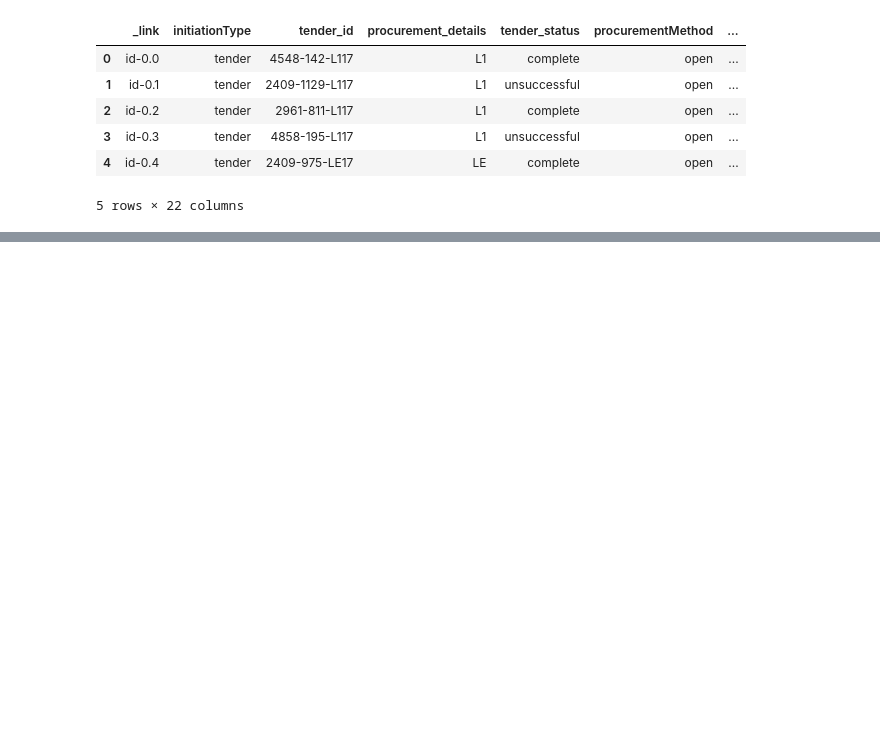
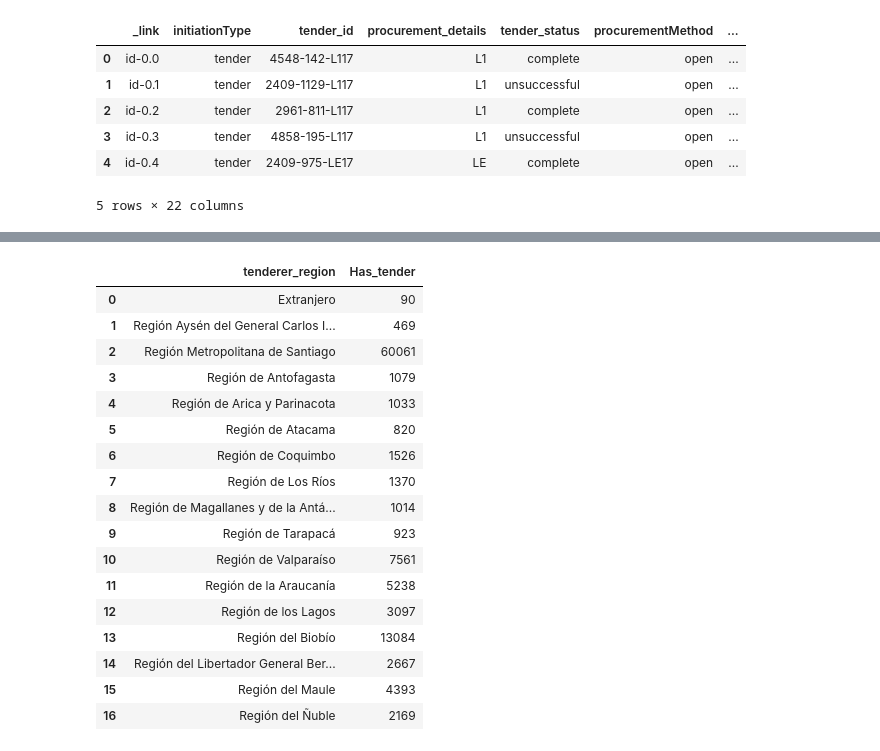
Before and after one commit to Camila-Rojas-05/Proyecto-IMT-2200-1-Grupo-14, a Jupyter notebook: Datos y trabajo con muestras/Revision_limpieza_2018.ipynb, the cells around one changed output, grey strips where cells are left out. Cells and saved outputs as stored; diff of their text form; code cells hidden in the pictures; blank space fills up the shorter version.

```diff
--- a/Datos y trabajo con muestras/Revision_limpieza_2018.ipynb
+++ b/Datos y trabajo con muestras/Revision_limpieza_2018.ipynb
@@ -1141,0 +1273,2 @@ df_main_buyer_info.head()
+# %%
+df_main_tenderers = df_main_buyer_info.merge(df_tenderers, left_on="_link", right_on = "_link_main", how="left")
@@ -1141,0 +1300,8 @@ df_main_buyer_info.head()
+# %%
+df_main_tenderers["Has_tender"] = df_main_tenderers.index.map(lambda x: 1 if df_main_tenderers.loc[x]["rol 1"] == "tenderer" else 0)
+df_main_tenderers["is_supplier"] = df_main_tenderers.index.map(lambda x: 1 if df_main_tenderers.loc[x]["rol 2"] == "supplier" else 0)
+# %%
+df_main_tenderers.drop(columns=["_link_main", "_link_y","name_x"],inplace=True)
+# %%
+df_main_tenderers.rename(columns={"_link_x":"_link", "name_y":"tender_name", "address_region":"tenderer_region", "address_countryName":"tenderer_country","legalName":"tenderer_legalName"},inplace=True)
+df_main_tenderers.head()
@@ -1141,0 +1316,21 @@ df_main_buyer_info.head()
+# %%
+df_main_tenderers.groupby(by='tenderer_region').agg({'Has_tender':'sum'}).reset_index()
+# %% [output]
+|  | tenderer_region | Has_tender |
+| 0 | Extranjero | 90 |
+| 1 | Región Aysén del General Carlos I... | 469 |
+| 2 | Región Metropolitana de Santiago | 60061 |
+| 3 | Región de Antofagasta | 1079 |
+| 4 | Región de Arica y Parinacota | 1033 |
+| 5 | Región de Atacama | 820 |
+| 6 | Región de Coquimbo | 1526 |
+| 7 | Región de Los Ríos | 1370 |
+| 8 | Región de Magallanes y de la Antá... | 1014 |
+| 9 | Región de Tarapacá | 923 |
+| 10 | Región de Valparaíso | 7561 |
+| 11 | Región de la Araucanía | 5238 |
+| 12 | Región de los Lagos | 3097 |
+| 13 | Región del Biobío | 13084 |
+| 14 | Región del Libertador General Ber... | 2667 |
+| 15 | Región del Maule | 4393 |
+| 16 | Región del Ñuble | 2169 |
```
Also changed, not shown: parts of 45 cells of this notebook.
